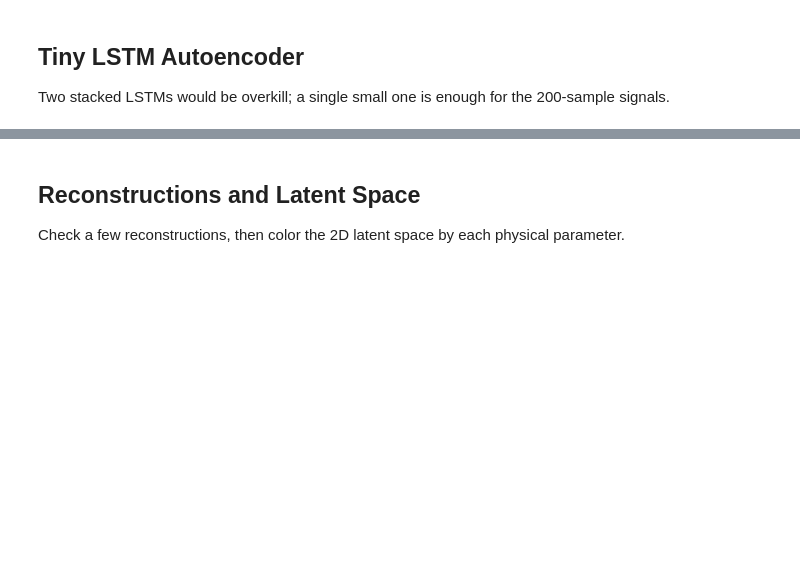
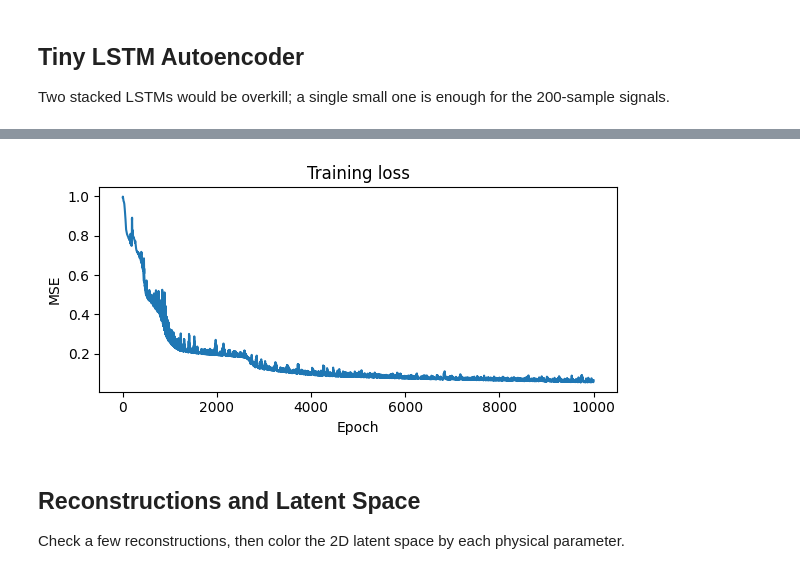
Before and after one commit to YacineBelHadj/Uliege, a Jupyter notebook: beam_ae_demo.ipynb, the cells around one changed output, grey strips where cells are left out. Cells and saved outputs as stored; diff of their text form; code cells hidden in the pictures; blank space fills up the shorter version.

```diff
--- a/beam_ae_demo.ipynb
+++ b/beam_ae_demo.ipynb
@@ -138,7 +147,7 @@ print('Test tensor:', X_test_tensor.shape)
 Two stacked LSTMs would be overkill; a single small one is enough for the 200-sample signals.
 # %%
 class TinyLSTMAutoencoder(nn.Module):
-    def __init__(self, seq_len=200, features=1, hidden=32, latent_dim=2):
+    def __init__(self, seq_len=200, features=1, hidden=64, latent_dim=2):
         super().__init__()
         self.seq_len = seq_len
         self.encoder = nn.LSTM(features, hidden, batch_first=True)
@@ -165,7 +182,7 @@ model
 criterion = nn.MSELoss()
 optimizer = optim.Adam(model.parameters(), lr=1e-3)
 
-num_epochs = 40
+num_epochs = 10000
 losses = []
 
 for epoch in range(num_epochs):
@@ -188,3 +205,4 @@ plt.ylabel('MSE')
 plt.title('Training loss')
 plt.tight_layout()
 plt.show()
+# %% [output]
@@ -191,3 +226,4 @@ plt.show()
+[figure, added]
 # %% [markdown]
 ## Reconstructions and Latent Space
 Check a few reconstructions, then color the 2D latent space by each physical parameter.
```
Also changed, not shown: parts of 8 cells of this notebook, 1 other file.
